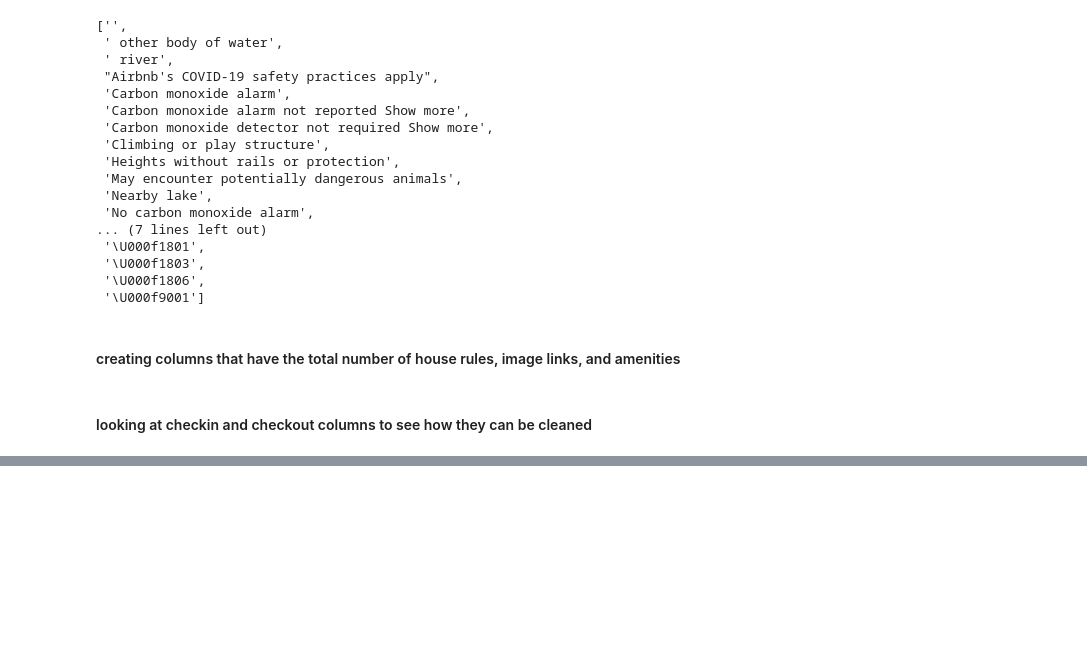
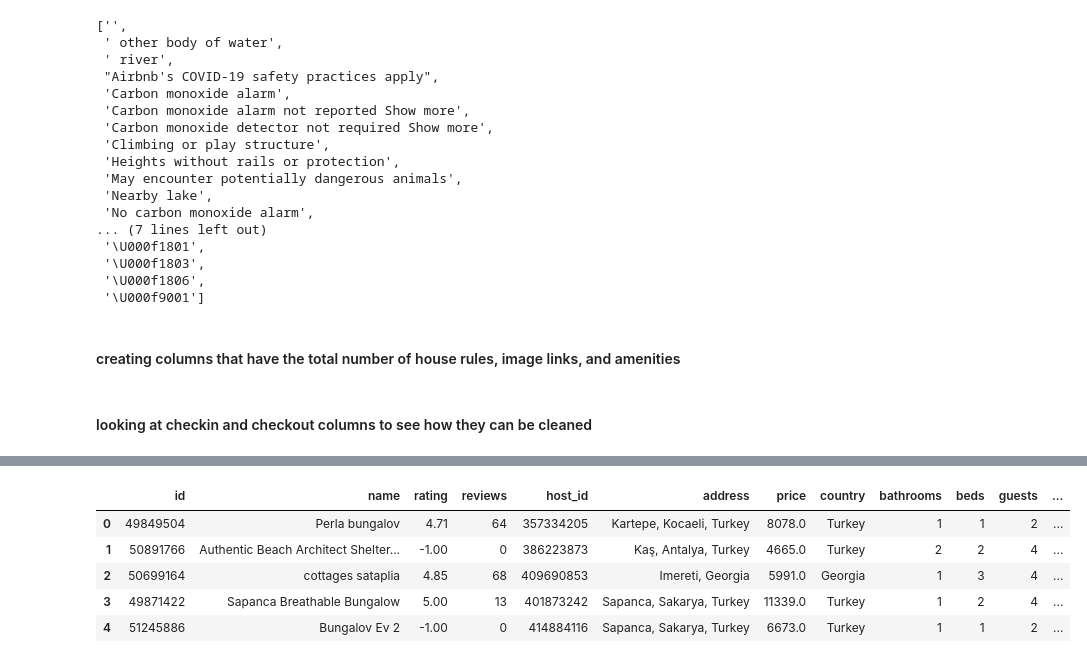
Before and after one commit to vndayambaje/Airbnb_EDA_Project, a Jupyter notebook: Project_2_code.ipynb, the cells around one changed output, grey strips where cells are left out. Saved outputs shown, nothing was run; the diff lists cells and outputs as text; code cells hidden in the pictures; blank space fills up the shorter version.

```diff
--- a/Project_2_code.ipynb
+++ b/Project_2_code.ipynb
@@ -383,2 +402,0 @@ airbnb.checkin.value_counts().reset_index().sort_values(by = 'index').head(5)
-# %%
-airbnb["checkout"].fillna("Flexible", inplace = True) a
@@ -386,0 +403,5 @@ Drop duplicates based on airbnb name and host id
+# %%
+# fill na for checkin with Flexible
+airbnb["checkin"].fillna("Flexible", inplace = True)
+# fill na for checkout with Flexible
+airbnb["checkout"].fillna("Flexible", inplace = True)
@@ -423,3 +423,12 @@ airbnb.drop_duplicates(subset=['name', 'host_id'], keep='first')
 # %%
 # Drop unnecessary columns Unnamed: 0, host_name,	address, features,	amenities, amenities_list, house_rules, price (because we have new column called usd_price)
-airbnb.drop(['Unnamed: 0', 'id', 'host_name',	'address', 'features',	'amenities', 'amenities_list', 'house_rules', 'safety_rules', 'price'], axis=1, inplace=True)
+airbnb.drop(['Unnamed: 0', 'host_name', 'features',	'amenities', 'safety_rules', 'amenities_list', 'house_rules','house_rules_list', 'safety_rules','img_links_list','img_links'], axis=1, inplace=True)
+# %%
+airbnb.head()
+# %% [output]
+|  | id | name | rating | reviews | host_id | address | price | country | bathrooms | beds | guests | ... |
+| 0 | 49849504 | Perla bungalov | 4.71 | 64 | 357334205 | Kartepe, Kocaeli, Turkey | 8078.0 | Turkey | 1 | 1 | 2 | ... |
+| 1 | 50891766 | Authentic Beach Architect Shelter... | -1.00 | 0 | 386223873 | Kaş, Antalya, Turkey | 4665.0 | Turkey | 2 | 2 | 4 | ... |
+| 2 | 50699164 | cottages sataplia | 4.85 | 68 | 409690853 | Imereti, Georgia | 5991.0 | Georgia | 1 | 3 | 4 | ... |
+| 3 | 49871422 | Sapanca Breathable Bungalow | 5.00 | 13 | 401873242 | Sapanca, Sakarya, Turkey | 11339.0 | Turkey | 1 | 2 | 4 | ... |
+| 4 | 51245886 | Bungalov Ev 2 | -1.00 | 0 | 414884116 | Sapanca, Sakarya, Turkey | 6673.0 | Turkey | 1 | 1 | 2 | ... |
```
Also changed, not shown: parts of 10 cells of this notebook.
